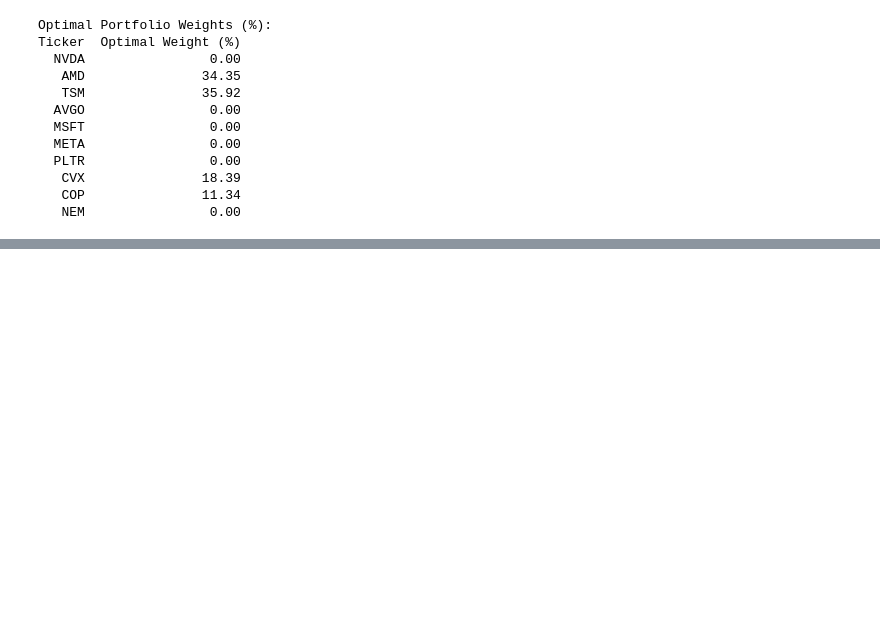
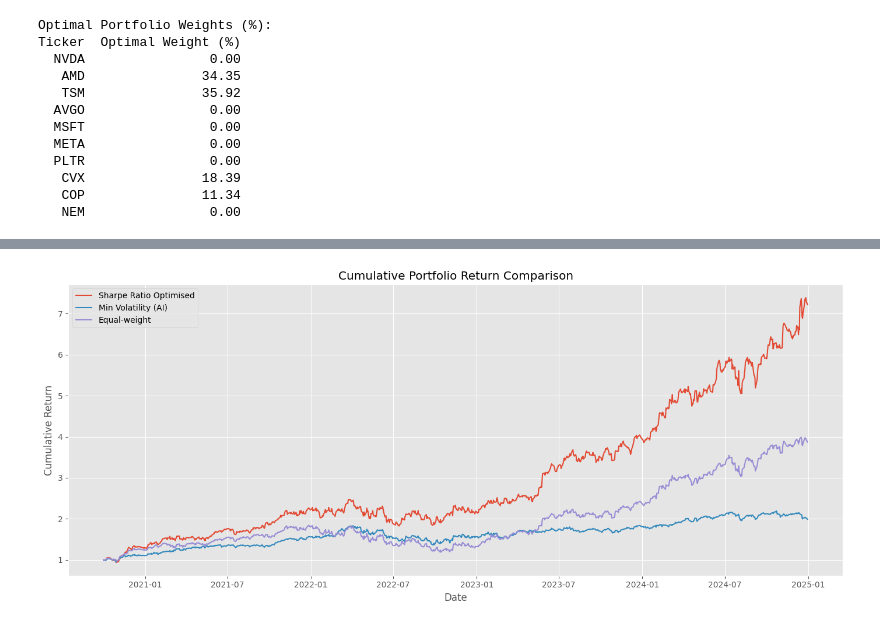
Before and after one commit to Imperial-Business-School/python-for-finance-jume8jume7, a Jupyter notebook: Individual Assignment/Portfolios.ipynb, the cells around one changed output, grey strips where cells are left out. Drawn from its saved outputs; the diff is of its cells as text; code cells hidden in the pictures; blank space fills up the shorter version.

```diff
--- a/Individual Assignment/Portfolios.ipynb
+++ b/Individual Assignment/Portfolios.ipynb
@@ -600,0 +640,49 @@ NameError: name 'annualised_return' is not defined
+# %%
+# --- AI-generated Strategy: Minimum Volatility Portfolio ---
+cov_matrix = np.cov(daily_returns.T)
+
+def portfolio_volatility(weights):
+    return np.sqrt(np.dot(weights.T, np.dot(cov_matrix, weights))) * np.sqrt(TRADING_DAYS)
+
+optimal_vol = minimize(portfolio_volatility, init_weights, method="SLSQP", bounds=bounds, constraints=constraints)
+weights_vol = optimal_vol.x
+vol_port_return = daily_returns.dot(weights_vol)
+vol_cum_return = (1 + vol_port_return).cumprod()
+
+# --- Equal-weight Portfolio ---
+equal_port_return = daily_returns.dot(init_weights)
+equal_cum_return = (1 + equal_port_return).cumprod()
+
+# --- Sharpe Ratio Optimisation ---
+mean_returns = daily_returns.mean()
+cov_matrix = np.cov(daily_returns.T)
+
+def neg_sharpe(weights):
+    port_return = np.dot(mean_returns, weights) * TRADING_DAYS
+    port_vol = np.sqrt(np.dot(weights.T, np.dot(cov_matrix, weights))) * np.sqrt(TRADING_DAYS)
+    return -port_return / port_vol
+
+constraints = {"type": "eq", "fun": lambda x: np.sum(x) - 1}
+bounds = tuple((0, 1) for _ in range(len(daily_returns.columns)))
+init_weights = np.ones(len(daily_returns.columns)) / len(daily_returns.columns)
+
+optimal = minimize(neg_sharpe, init_weights, method="SLSQP", bounds=bounds, constraints=constraints)
+opt_weights = optimal.x
+
+sharpe_port_return = daily_returns.dot(opt_weights)
+sharpe_cum_return = (1 + sharpe_port_return).cumprod()
+
+# --- Plot Comparison ---
+plt.figure(figsize=(14, 6))
+plt.plot(sharpe_cum_return.index, sharpe_cum_return, label="Sharpe Ratio Optimised")
+plt.plot(vol_cum_return.index, vol_cum_return, label="Min Volatility (AI)")
+plt.plot(equal_cum_return.index, equal_cum_return, label="Equal-weight")
+plt.title("Cumulative Portfolio Return Comparison")
+plt.xlabel("Date")
+plt.ylabel("Cumulative Return")
+plt.grid(True)
+plt.legend()
+plt.tight_layout()
+plt.show()
+# %% [output]
+[figure, added]
```
Also changed, not shown: parts of 4 cells of this notebook.
